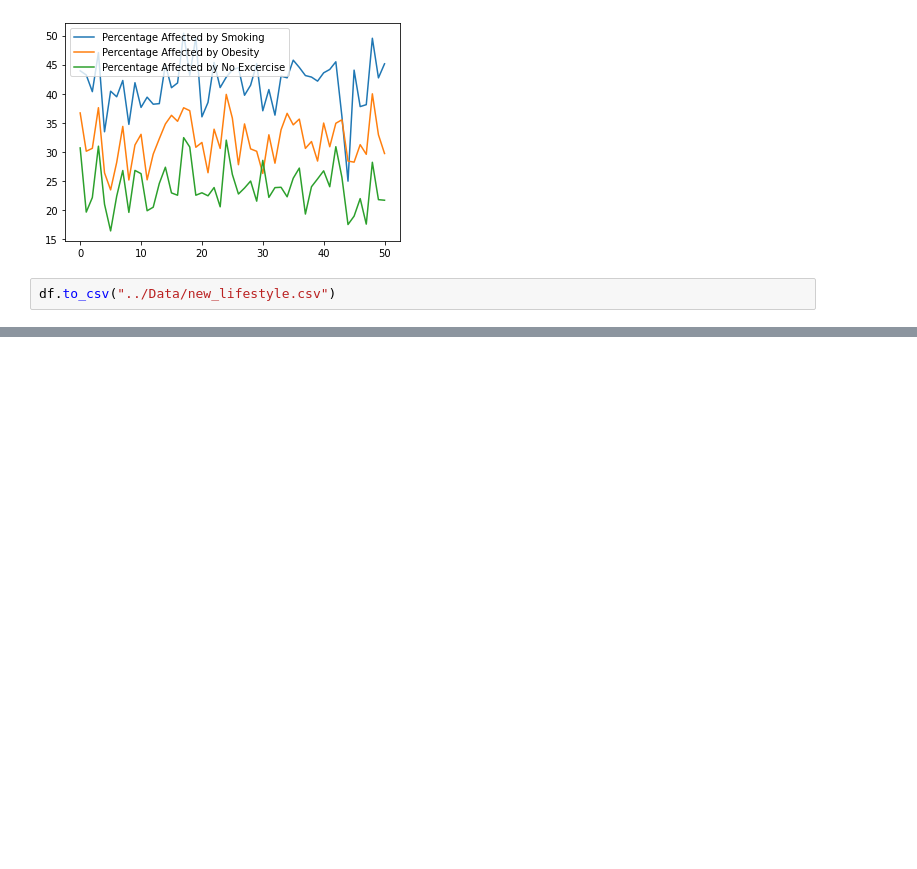
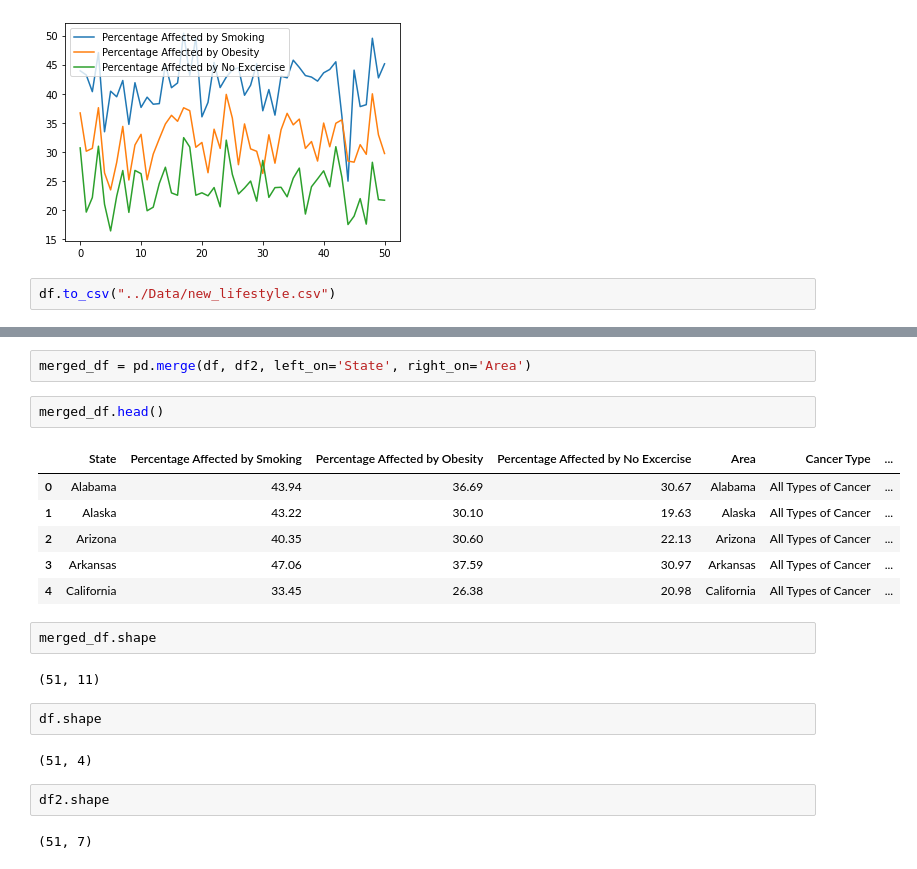
Before and after one commit to CODEGITCD/CD-DS-Final-Project, a Jupyter notebook: Notebooks/Py-Cancer.ipynb, the cells around one changed output, grey strips where cells are left out. Saved outputs shown, nothing was run; the diff lists cells and outputs as text; blank space fills up the shorter version.

```diff
--- a/Notebooks/Py-Cancer.ipynb
+++ b/Notebooks/Py-Cancer.ipynb
@@ -32,0 +118,23 @@ df.to_csv("../Data/new_lifestyle.csv")
+# %%
+merged_df = pd.merge(df, df2, left_on='State', right_on='Area')
+# %%
+merged_df.head()
+# %% [output]
+|  | State | Percentage Affected by Smoking | Percentage Affected by Obesity | Percentage Affected by No Excercise | Area | Cancer Type | ... |
+| 0 | Alabama | 43.94 | 36.69 | 30.67 | Alabama | All Types of Cancer | ... |
+| 1 | Alaska | 43.22 | 30.10 | 19.63 | Alaska | All Types of Cancer | ... |
+| 2 | Arizona | 40.35 | 30.60 | 22.13 | Arizona | All Types of Cancer | ... |
+| 3 | Arkansas | 47.06 | 37.59 | 30.97 | Arkansas | All Types of Cancer | ... |
+| 4 | California | 33.45 | 26.38 | 20.98 | California | All Types of Cancer | ... |
+# %%
+merged_df.shape
+# %% [output]
+(51, 11)
+# %%
+df.shape
+# %% [output]
+(51, 4)
+# %%
+df2.shape
+# %% [output]
+(51, 7)
```
Also changed, not shown: parts of 8 cells of this notebook, 1 other file.
